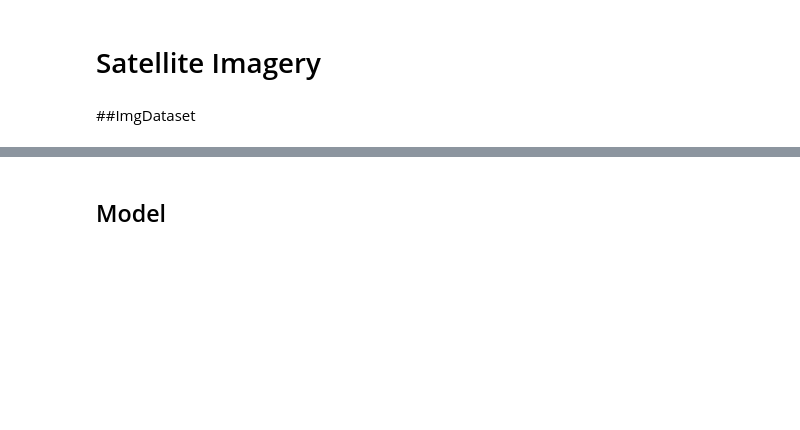
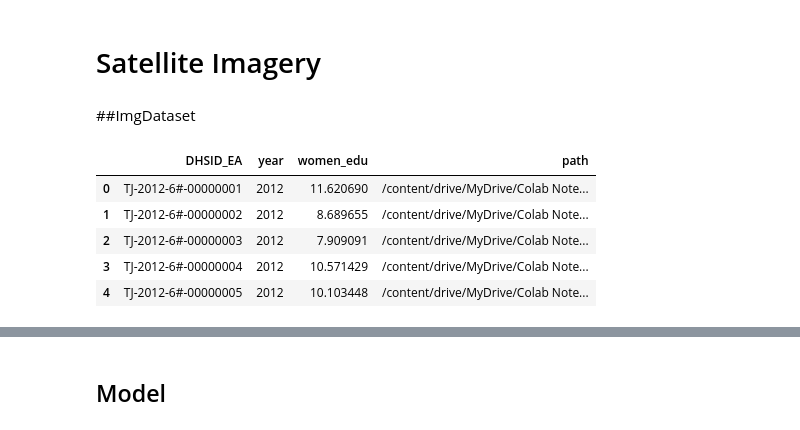
Before and after one commit to disaalda/cs230, a Jupyter notebook: womens_edu/womens_edu_regressor.ipynb, the cells around one changed output, grey strips where cells are left out. Cells and saved outputs as stored; diff of their text form; code cells hidden in the pictures; blank space fills up the shorter version.

```diff
--- a/womens_edu/womens_edu_regressor.ipynb
+++ b/womens_edu/womens_edu_regressor.ipynb
@@ -49,6 +72,15 @@ df = pd.read_csv(os.path.join(dataset_root_dir, 'ZM_satellite.csv'))
 # Satellite Imagery
 # %% [markdown]
 ##ImgDataset
+# %%
+df.head()
+# %% [output]
+|  | DHSID_EA | year | women_edu | path |
+| 0 | TJ-2012-6#-00000001 | 2012 | 11.620690 | /content/drive/MyDrive/Colab Note... |
+| 1 | TJ-2012-6#-00000002 | 2012 | 8.689655 | /content/drive/MyDrive/Colab Note... |
+| 2 | TJ-2012-6#-00000003 | 2012 | 7.909091 | /content/drive/MyDrive/Colab Note... |
+| 3 | TJ-2012-6#-00000004 | 2012 | 10.571429 | /content/drive/MyDrive/Colab Note... |
+| 4 | TJ-2012-6#-00000005 | 2012 | 10.103448 | /content/drive/MyDrive/Colab Note... |
 # %%
 def split_train_val_test(df, train_yr, val_yr, test_yr):
   df['year'] = pd.to_numeric(df['year'])
```
Also changed, not shown: parts of 18 cells of this notebook, 1 other file.
